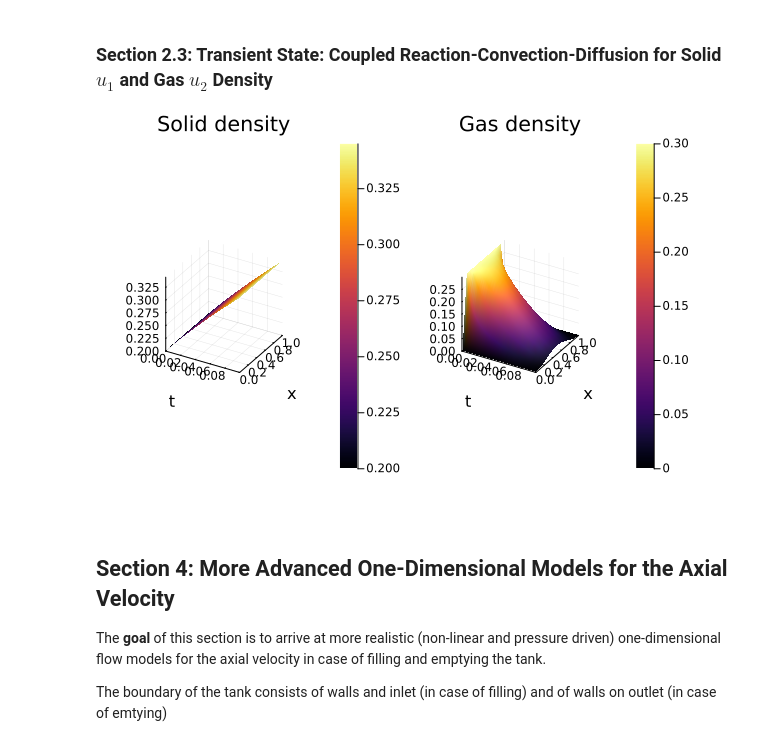
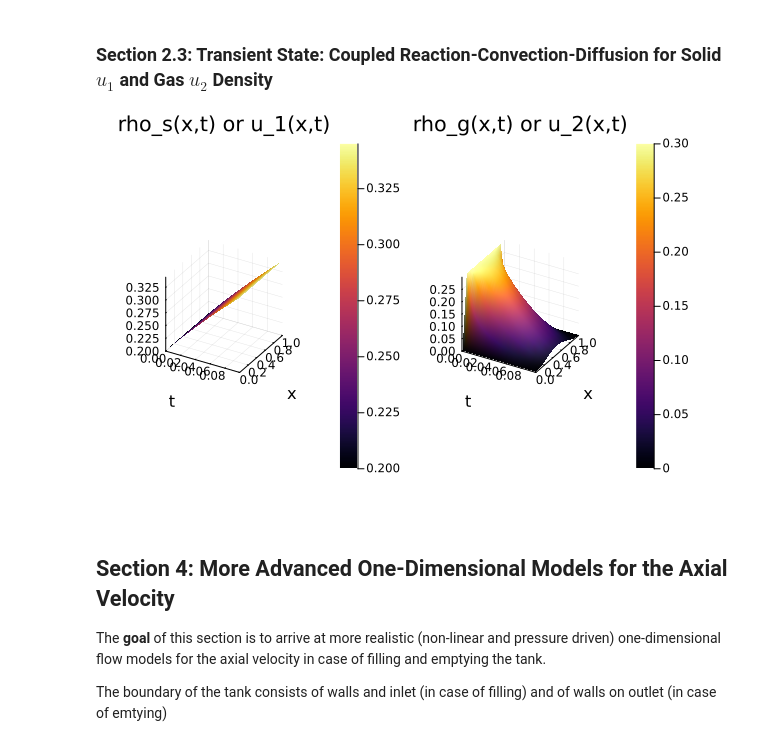
Before and after one commit to ziolai/finite_element_electrical_engineering, a Jupyter notebook: project-based-assignment/metal-hydride-storage/notebooks/darzi-2016.ipynb, the cells around one changed output. Saved outputs shown, nothing was run; the diff lists cells and outputs as text; code cells hidden in the pictures.

```diff
--- a/project-based-assignment/metal-hydride-storage/notebooks/darzi-2016.ipynb
+++ b/project-based-assignment/metal-hydride-storage/notebooks/darzi-2016.ipynb
@@ -340,13 +341,13 @@ sol = solve(prob, AutoVern7(Rodas5()), reltol = 1e-8, abstol = 1e-8, save_everys
 # %%
 # post-processing
 rhosmat = reduce(hcat,[uti[1:Np1] for uti in sol.u])
 rhogmat = reduce(hcat,[uti[Np1+1:end] for uti in sol.u])
 
-p1 = surface(sol.t,m[1],rhosmat,xlabel="t", ylabel="x",title="Solid density")
-p2 = surface(sol.t,m[1],rhogmat,xlabel="t", ylabel="x",title="Gas density")
+p1 = surface(sol.t,m[1],rhosmat,xlabel="t", ylabel="x",title="rho_s(x,t) or u_1(x,t)")
+p2 = surface(sol.t,m[1],rhogmat,xlabel="t", ylabel="x",title="rho_g(x,t) or u_2(x,t)")
 plot(p1,p2,layout=(1,2))
 # %% [output]
-[figure, old version]
+[figure, new version]
 # %% [markdown]
 ## Section 4: More Advanced One-Dimensional Models for the Axial Velocity
 
```
Also changed, not shown: parts of 3 cells of this notebook.
